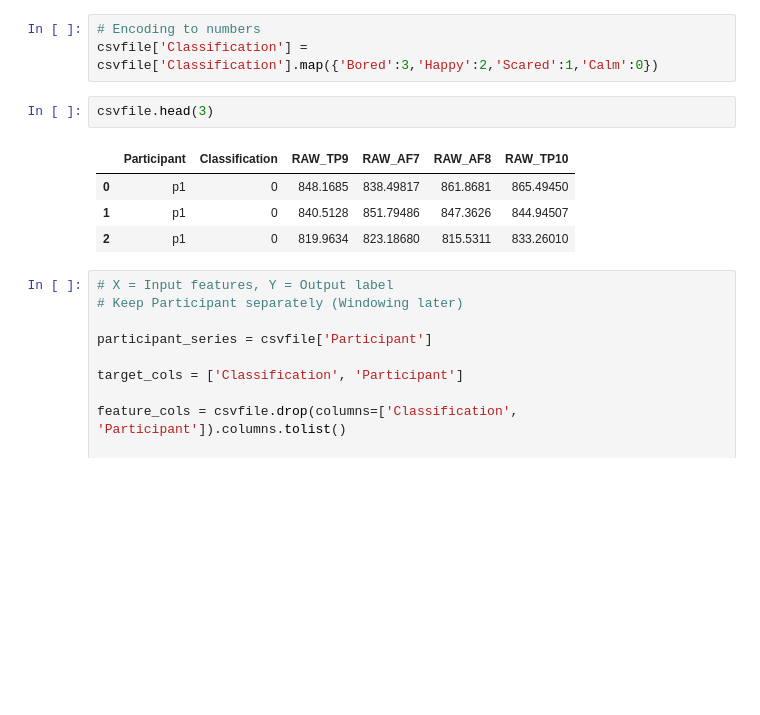
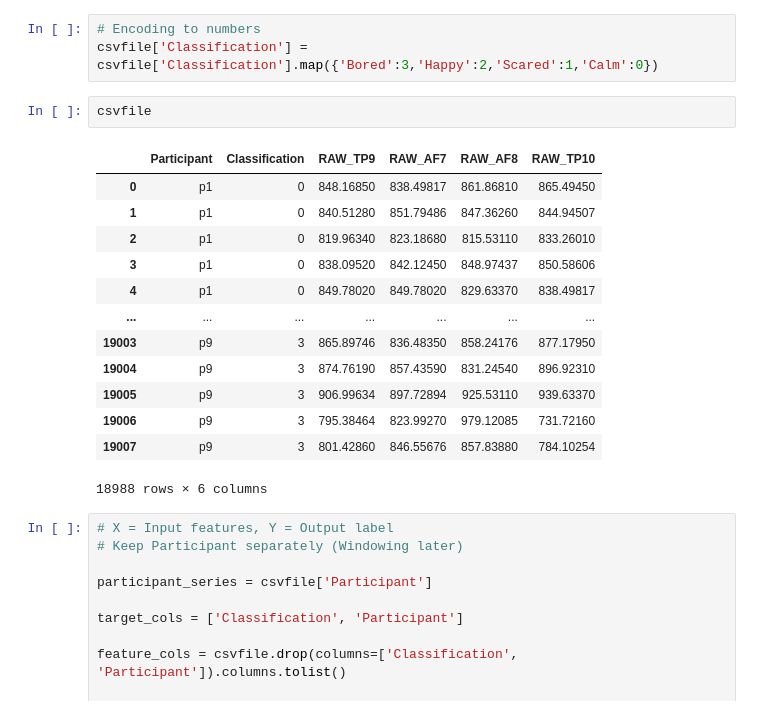
Before and after one commit to mushfique-tajwar/VR-EEG-Deep-Learning, a Jupyter notebook: code.ipynb, the cells around one changed output. Saved outputs shown, nothing was run; the diff lists cells and outputs as text; blank space fills up the shorter version.

```diff
--- a/code.ipynb
+++ b/code.ipynb
@@ -307,12 +324,21 @@ plt.show()
 # Encoding to numbers
 csvfile['Classification'] = csvfile['Classification'].map({'Bored':3,'Happy':2,'Scared':1,'Calm':0})
 # %%
-csvfile.head(3)
+csvfile
 # %% [output]
 |  | Participant | Classification | RAW_TP9 | RAW_AF7 | RAW_AF8 | RAW_TP10 |
-| 0 | p1 | 0 | 848.1685 | 838.49817 | 861.8681 | 865.49450 |
-| 1 | p1 | 0 | 840.5128 | 851.79486 | 847.3626 | 844.94507 |
-| 2 | p1 | 0 | 819.9634 | 823.18680 | 815.5311 | 833.26010 |
+| 0 | p1 | 0 | 848.16850 | 838.49817 | 861.86810 | 865.49450 |
+| 1 | p1 | 0 | 840.51280 | 851.79486 | 847.36260 | 844.94507 |
+| 2 | p1 | 0 | 819.96340 | 823.18680 | 815.53110 | 833.26010 |
+| 3 | p1 | 0 | 838.09520 | 842.12450 | 848.97437 | 850.58606 |
+| 4 | p1 | 0 | 849.78020 | 849.78020 | 829.63370 | 838.49817 |
+| ... | ... | ... | ... | ... | ... | ... |
+| 19003 | p9 | 3 | 865.89746 | 836.48350 | 858.24176 | 877.17950 |
+| 19004 | p9 | 3 | 874.76190 | 857.43590 | 831.24540 | 896.92310 |
+| 19005 | p9 | 3 | 906.99634 | 897.72894 | 925.53110 | 939.63370 |
+| 19006 | p9 | 3 | 795.38464 | 823.99270 | 979.12085 | 731.72160 |
+| 19007 | p9 | 3 | 801.42860 | 846.55676 | 857.83880 | 784.10254 |
+18988 rows × 6 columns
 # %%
 # X = Input features, Y = Output label
 # Keep Participant separately (Windowing later)
```
Also changed, not shown: parts of 14 cells of this notebook.
